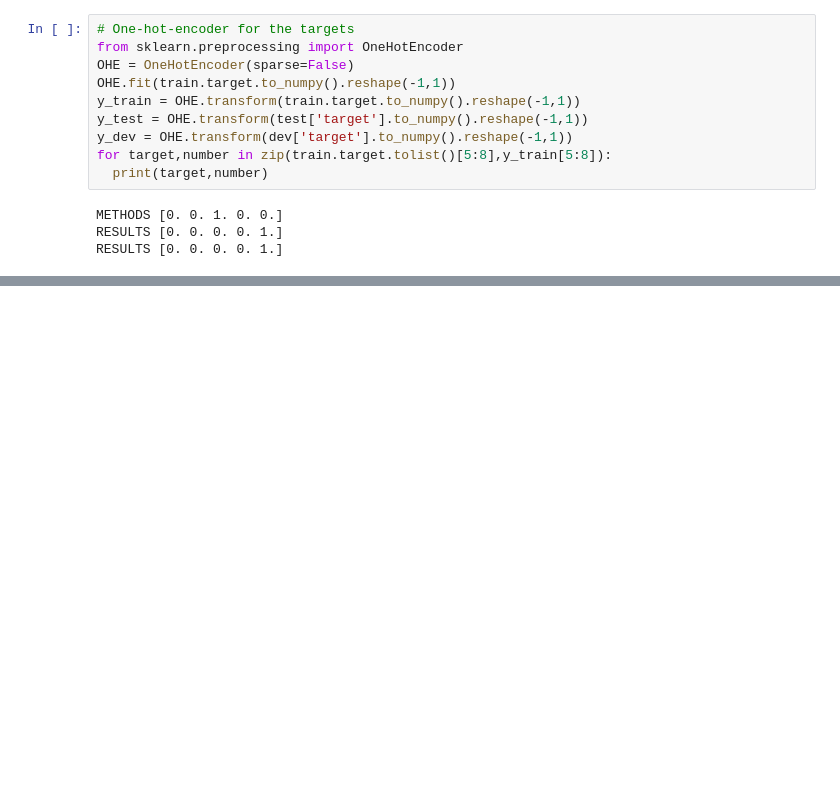
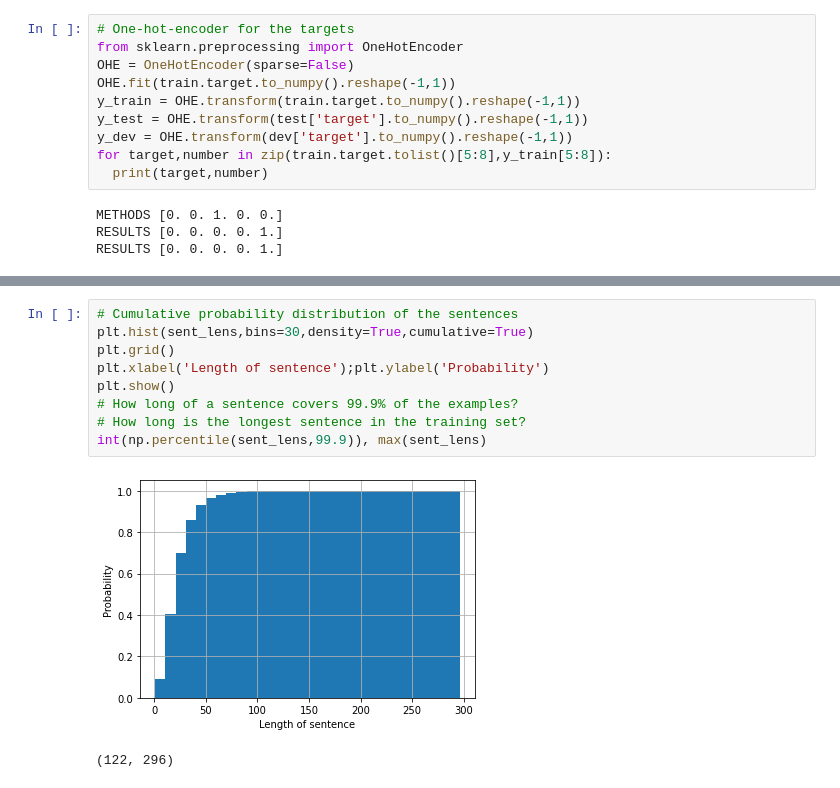
Before and after one commit to nicolasvazquez95/Aprendiendo_DeepLearning, a Jupyter notebook: projects/02_SkimLit_NLP.ipynb, the cells around one changed output, grey strips where cells are left out. Cells and saved outputs as stored; diff of their text form; blank space fills up the shorter version.

```diff
--- a/projects/02_SkimLit_NLP.ipynb
+++ b/projects/02_SkimLit_NLP.ipynb
@@ -143,0 +215,12 @@ RESULTS [0. 0. 0. 0. 1.]
+# %%
+# Cumulative probability distribution of the sentences
+plt.hist(sent_lens,bins=30,density=True,cumulative=True)
+plt.grid()
+plt.xlabel('Length of sentence');plt.ylabel('Probability')
+plt.show()
+# How long of a sentence covers 99.9% of the examples?
+# How long is the longest sentence in the training set?
+int(np.percentile(sent_lens,99.9)), max(sent_lens)
+# %% [output]
+[figure, added]
+(122, 296)
```
Also changed, not shown: parts of 25 cells of this notebook.
